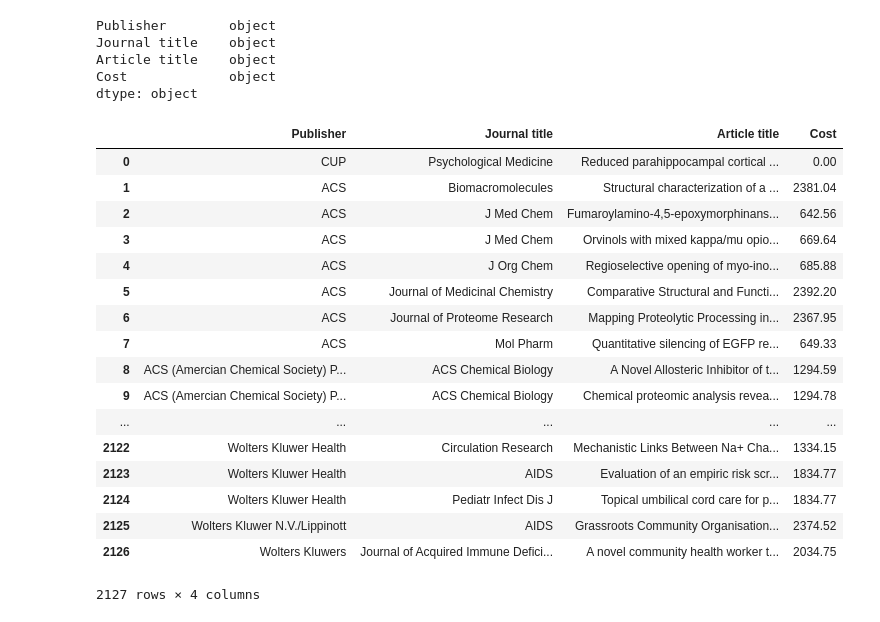
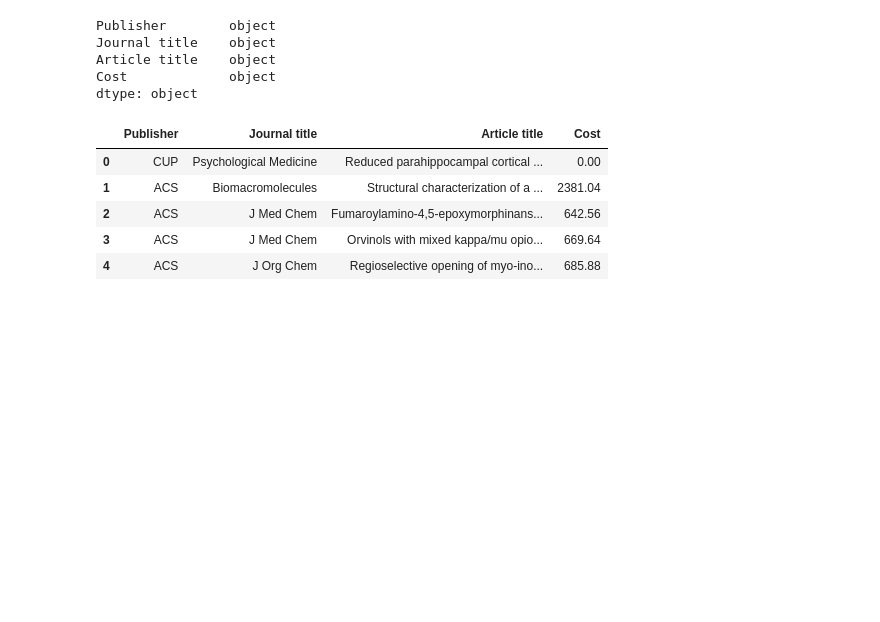
Before and after one commit to andrewab981/Thinkful, a Jupyter notebook: Module 12/12.6 Data Cleaning Challenge.ipynb, the cells around one changed output. Cells and saved outputs as stored; diff of their text form; code cells hidden in the pictures; blank space fills up the shorter version.

```diff
--- a/Module 12/12.6 Data Cleaning Challenge.ipynb
+++ b/Module 12/12.6 Data Cleaning Challenge.ipynb
@@ -74,24 +74,12 @@ dtype: object
 # %%
 df['Cost'] = df['Cost'].str.replace('£', '')
 df['Cost'] = df['Cost'].str.replace('$', '')
 pd.to_numeric(df['Cost'])
-df
+df.head(5)
 # %% [output]
 |  | Publisher | Journal title | Article title | Cost |
 | 0 | CUP | Psychological Medicine | Reduced parahippocampal cortical ... | 0.00 |
 | 1 | ACS | Biomacromolecules | Structural characterization of a ... | 2381.04 |
 | 2 | ACS | J Med Chem | Fumaroylamino-4,5-epoxymorphinans... | 642.56 |
 | 3 | ACS | J Med Chem | Orvinols with mixed kappa/mu opio... | 669.64 |
 | 4 | ACS | J Org Chem | Regioselective opening of myo-ino... | 685.88 |
-| 5 | ACS | Journal of Medicinal Chemistry | Comparative Structural and Functi... | 2392.20 |
-| 6 | ACS | Journal of Proteome Research | Mapping Proteolytic Processing in... | 2367.95 |
-| 7 | ACS | Mol Pharm | Quantitative silencing of EGFP re... | 649.33 |
-| 8 | ACS (Amercian Chemical Society) P... | ACS Chemical Biology | A Novel Allosteric Inhibitor of t... | 1294.59 |
-| 9 | ACS (Amercian Chemical Society) P... | ACS Chemical Biology | Chemical proteomic analysis revea... | 1294.78 |
-| ... | ... | ... | ... | ... |
-| 2122 | Wolters Kluwer Health | Circulation Research | Mechanistic Links Between Na+ Cha... | 1334.15 |
-| 2123 | Wolters Kluwer Health | AIDS | Evaluation of an empiric risk scr... | 1834.77 |
-| 2124 | Wolters Kluwer Health | Pediatr Infect Dis J | Topical umbilical cord care for p... | 1834.77 |
-| 2125 | Wolters Kluwer N.V./Lippinott | AIDS | Grassroots Community Organisation... | 2374.52 |
-| 2126 | Wolters Kluwers | Journal of Acquired Immune Defici... | A novel community health worker t... | 2034.75 |
-2127 rows × 4 columns
```
Also changed, not shown: parts of 2 cells of this notebook.
